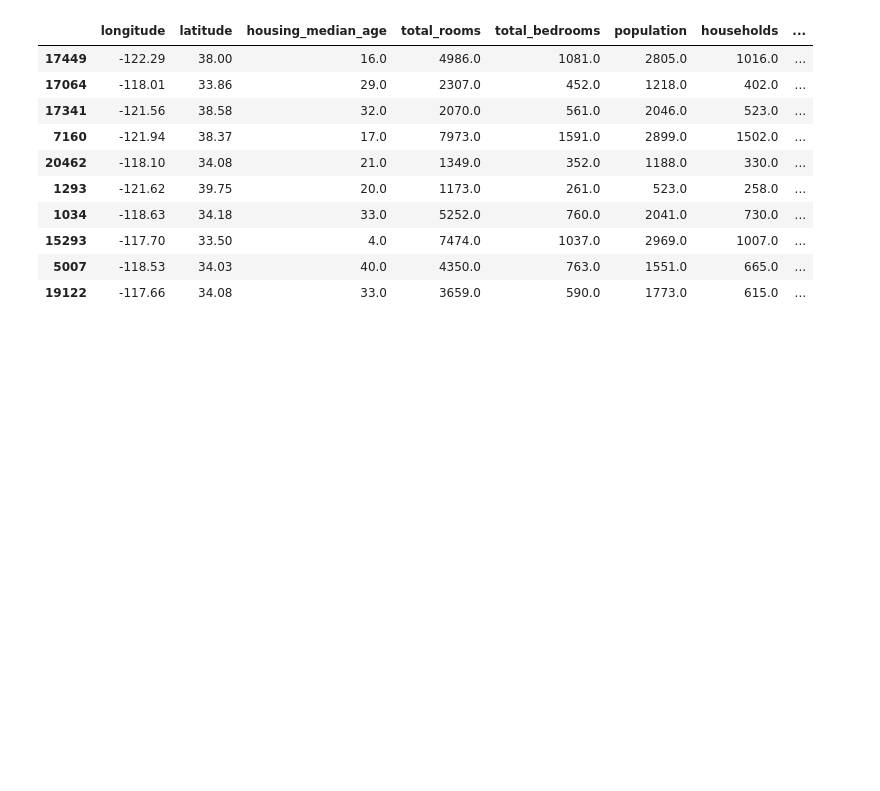
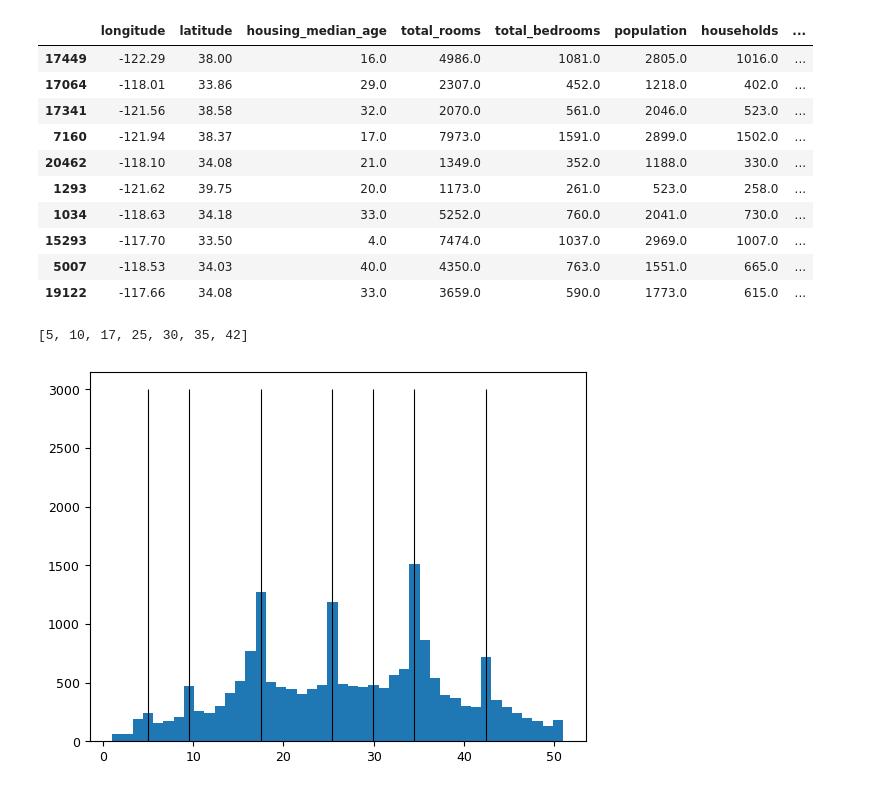
Before and after one commit to leztien/portfolio-project-linear-regression-for-price-prediction, a Jupyter notebook: exploratory_data_analysis.ipynb, the cells around one changed output. Cells and saved outputs as stored; diff of their text form; code cells hidden in the pictures; blank space fills up the shorter version.

```diff
--- a/exploratory_data_analysis.ipynb
+++ b/exploratory_data_analysis.ipynb
@@ -468,3 +483,18 @@ df.head(10)
 | 15293 | -117.70 | 33.50 | 4.0 | 7474.0 | 1037.0 | 2969.0 | 1007.0 | ... |
 | 5007 | -118.53 | 34.03 | 40.0 | 4350.0 | 763.0 | 1551.0 | 665.0 | ... |
 | 19122 | -117.66 | 34.08 | 33.0 | 3659.0 | 590.0 | 1773.0 | 615.0 | ... |
+# %%
+# explore the peaks in 'house age'
+from src import get_peaks
+
+col = 'housing_median_age'
+a = df.loc[df[col] < df[col].max(), col]
+
+peaks, bins = get_peaks(a, n_peaks=7, return_bins=True)
+
+plt.hist(a, bins=bins)
+plt.vlines(peaks, ymin=0, ymax=3000, color='k', linewidth=0.8)
+peaks.round().astype(int).tolist()
+# %% [output]
+[5, 10, 17, 25, 30, 35, 42]
+[figure, added]
```
Also changed, not shown: parts of 4 cells of this notebook, 4 other files.
